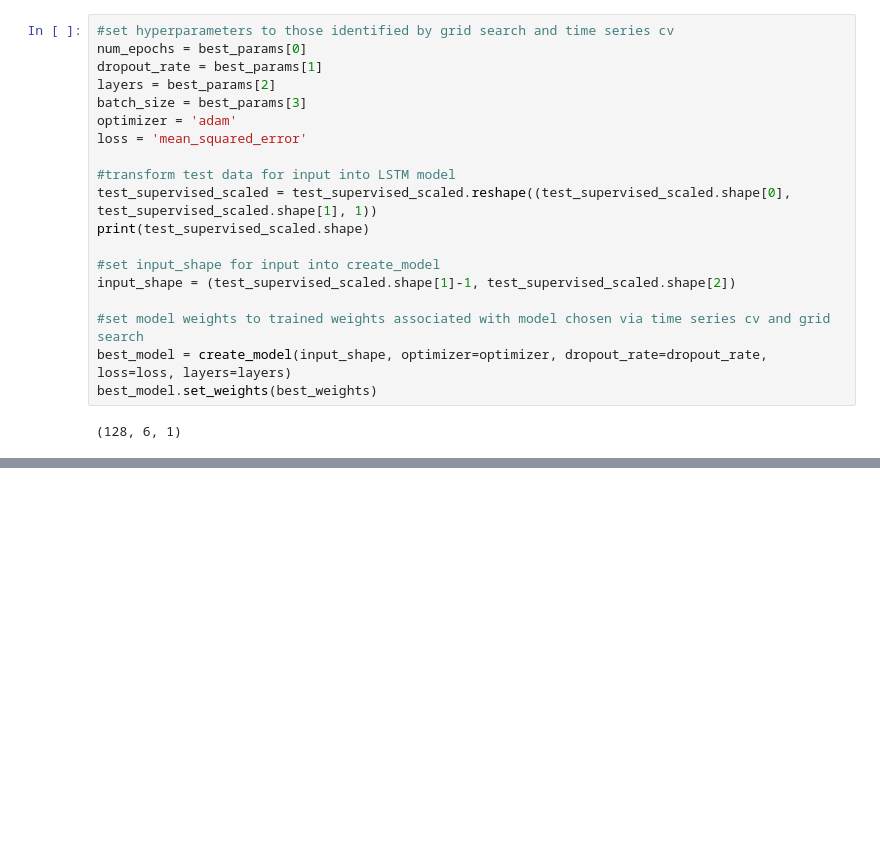
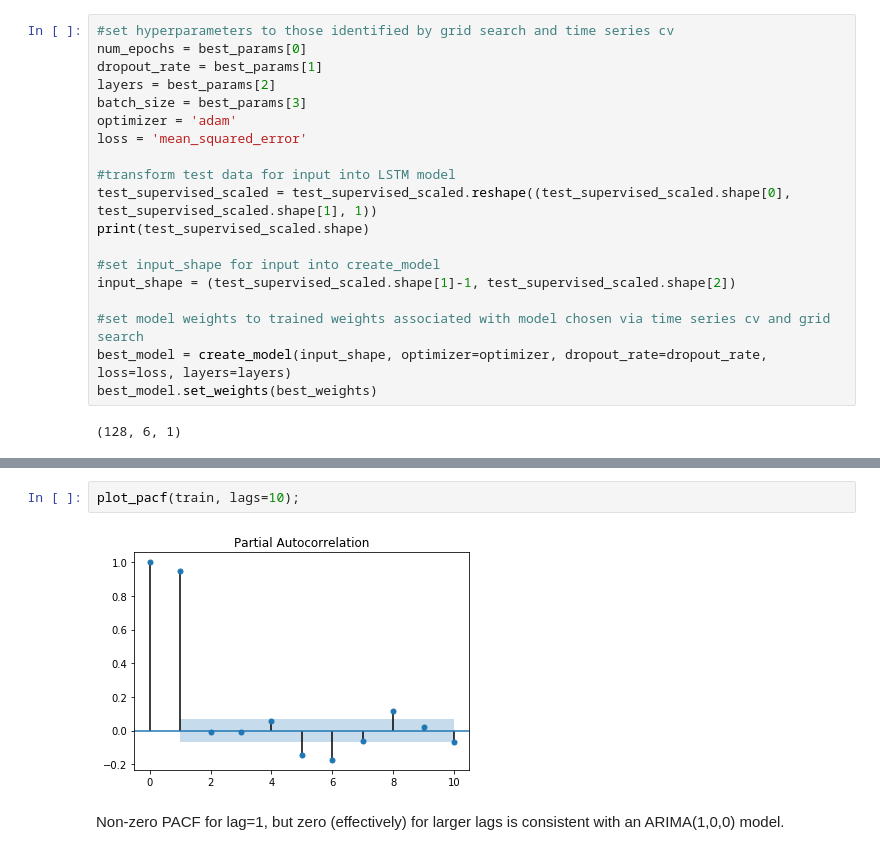
Before and after one commit to jsr66/LSTM_Crytpo, a Jupyter notebook: LSTM_Crypto.ipynb, the cells around one changed output, grey strips where cells are left out. Cells and saved outputs as stored; diff of their text form; blank space fills up the shorter version.

```diff
--- a/LSTM_Crypto.ipynb
+++ b/LSTM_Crypto.ipynb
@@ -989,0 +1007,6 @@ Tuned hyperparameters actually give slightly worse performance than initial impl
+# %%
+plot_pacf(train, lags=10);
+# %% [output]
+[figure, added]
+# %% [markdown]
+Non-zero PACF for lag=1, but zero (effectively) for larger lags is consistent with an ARIMA(1,0,0) model.
```
Also changed, not shown: parts of 14 cells of this notebook.
